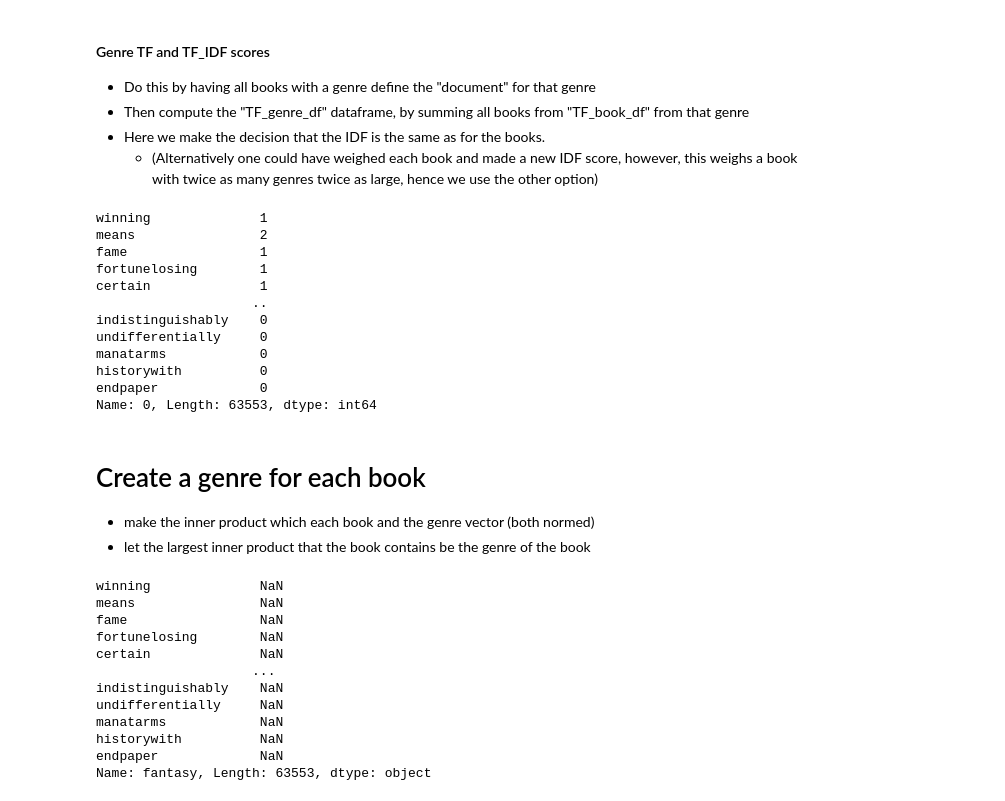
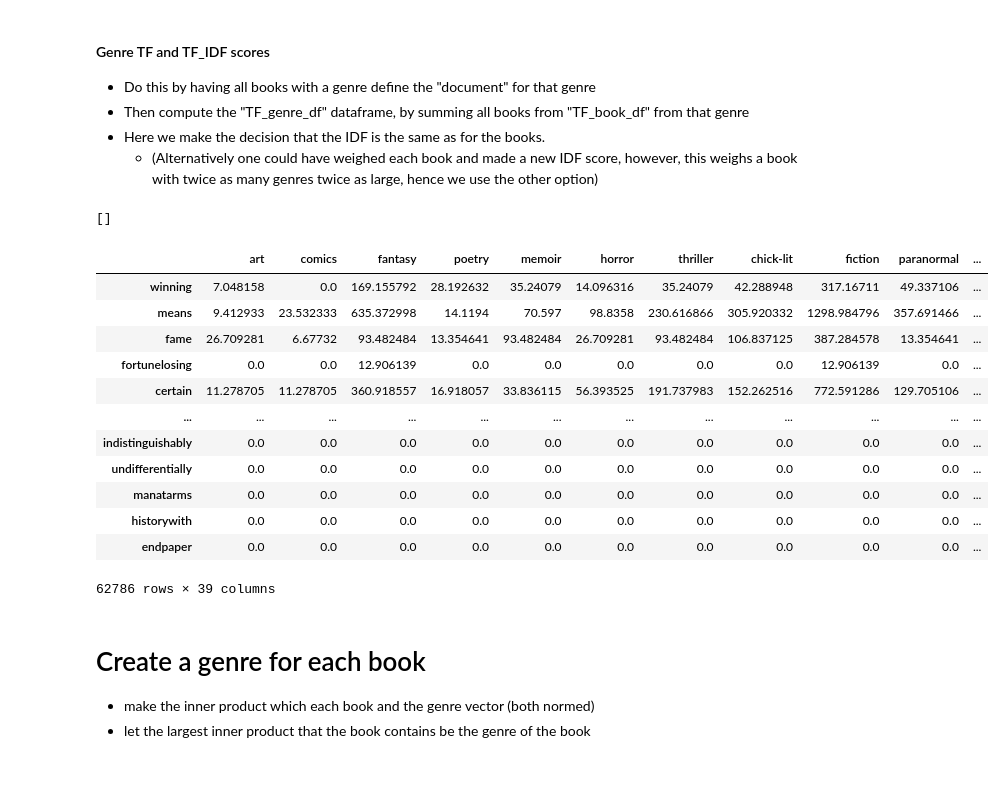
Before and after one commit to davidAlvaBro/comsocsci_final_proj, a Jupyter notebook: preprocessing.ipynb, the cells around one changed output. Drawn from its saved outputs; the diff is of its cells as text; code cells hidden in the pictures; blank space fills up the shorter version.

```diff
--- a/preprocessing.ipynb
+++ b/preprocessing.ipynb
@@ -219,7 +230,7 @@ def clean_strings(strings):
         string = string.lower()
 
         # Remove empty strings and remove stop words and moke them
-        if len(string) and string not in stop_words:
+        if len(string) and string not in stop_words and type(string) == str:
             cleaned_strings.append(string)
 
     return cleaned_strings
@@ -228,7 +239,6 @@ def clean_strings(strings):
 
 # If the dataframe has not yet gotten the tokens, do it here and save it
 if not 'tokens' in book_df.columns:
-    cleaned_corpus = []
     book_df['tokens'] = None
     for i, row in tqdm(book_df.iterrows()):
         description = row['description']
@@ -236,10 +246,8 @@ if not 'tokens' in book_df.columns:
         if type(description) == str:
             tokens = nltk.word_tokenize(description)
             clean_tokens = clean_strings(tokens)
-            cleaned_corpus.append(clean_tokens)
-            book_df['tokens'][i] = clean_tokens
-        else:
-            cleaned_corpus.append(None)
+            book_df['tokens'][i] = clean_tokens # str(clean_tokens)
+
     book_df.to_csv(DATA_PATH + 'book_matching_ids_df.csv', index=False)
 else:
     book_df['tokens'] = book_df['tokens'].apply(ast.literal_eval)
@@ -298,11 +311,14 @@ def make_TF_IDF(TF_df, IDF_dict):
 # %%
 # Load the TF dataframe for the corpus if possible, else create it
 try:
-    TF_book_df = pd.read_csv(DATA_PATH + "TF_book_df.csv")
+    TF_book_df = pd.read_csv(DATA_PATH + "TF_book_df.csv", index_col=0)
 except:
     # Create it
     TF_book_df = TF_from_corpus(book_df['tokens'])
 
+    # Rename the columns to the book_ids
+    TF_book_df.columns = book_df['book_id'].tolist()
+
     # Save the TF dataframe
     TF_book_df.to_csv(DATA_PATH + "TF_book_df.csv")
 # %%
@@ -336,26 +352,11 @@ except:
 genres = set()
 for i in book_df["genres"].to_list():
     genres = genres.union(set(ast.literal_eval(i)))
-# %%
-TF_book_df[0]
-# %% [output]
-winning              1
-means                2
-fame                 1
-fortunelosing        1
-certain              1
-                    ..
-indistinguishably    0
-undifferentially     0
-manatarms            0
-historywith          0
-endpaper             0
-Name: 0, Length: 63553, dtype: int64
 # %%
 # Try to load the TF_genres_df, else create it
 try:
     # Load the TF_genres_df
-    TF_genres_df = pd.read_csv(DATA_PATH + "TF_genres_df.csv")
+    TF_genres_df = pd.read_csv(DATA_PATH + "TF_genres_df.csv", index_col=0)
 except:
     # For each genre, sum all TF scores for books in that genre
     TF_genres_df = pd.DataFrame(index=TF_book_df.index, columns=genres)
@@ -365,7 +366,7 @@ except:
     # Go through all books and add the TF scores to the genres of the book
     for i, row in tqdm(book_df.iterrows()):
         for genre in ast.literal_eval(row['genres']):
-            TF_genres_df[genre] = TF_genres_df[genre] + TF_book_df[i]
+            TF_genres_df[genre] = TF_genres_df[genre] + TF_book_df[row['book_id']]
 
     # Save the genres_TF_df
     TF_genres_df.to_csv(DATA_PATH + "TF_genres_df.csv")
@@ -373,7 +374,7 @@ except:
 # Try to load the TF_IDF_genres_df, else create it
 try:
     # Load the TF_IDF_genres_df
-    TF_IDF_genres_df = pd.read_csv(DATA_PATH + "TF_IDF_genres_df.csv")
+    TF_IDF_genres_df = pd.read_csv(DATA_PATH + "TF_IDF_genres_df.csv", index_col=0)
 except:
     # Create the dataframe
     TF_IDF_genres_df = make_TF_IDF(TF_genres_df, IDF_dict)
@@ -383,3 +389,32 @@ except:
+# %%
+# Delete
+def find_diff_indexes(list1, list2):
+    diff_indexes = []
+    for i in range(len(list1)):
+        if list1[i] != list2[i]:
+            diff_indexes.append(i)
+    return diff_indexes
+
+find_diff_indexes(list(TF_genres_df.index), list(TF_book_df.index))
+# %% [output]
+[]
+# %%
+# Delete
+TF_IDF_genres_df
+# %% [output]
+|  | art | comics | fantasy | poetry | memoir | horror | thriller | chick-lit | fiction | paranormal | ... |
+| winning | 7.048158 | 0.0 | 169.155792 | 28.192632 | 35.24079 | 14.096316 | 35.24079 | 42.288948 | 317.16711 | 49.337106 | ... |
+| means | 9.412933 | 23.532333 | 635.372998 | 14.1194 | 70.597 | 98.8358 | 230.616866 | 305.920332 | 1298.984796 | 357.691466 | ... |
+| fame | 26.709281 | 6.67732 | 93.482484 | 13.354641 | 93.482484 | 26.709281 | 93.482484 | 106.837125 | 387.284578 | 13.354641 | ... |
+| fortunelosing | 0.0 | 0.0 | 12.906139 | 0.0 | 0.0 | 0.0 | 0.0 | 0.0 | 12.906139 | 0.0 | ... |
+| certain | 11.278705 | 11.278705 | 360.918557 | 16.918057 | 33.836115 | 56.393525 | 191.737983 | 152.262516 | 772.591286 | 129.705106 | ... |
+| ... | ... | ... | ... | ... | ... | ... | ... | ... | ... | ... | ... |
+| indistinguishably | 0.0 | 0.0 | 0.0 | 0.0 | 0.0 | 0.0 | 0.0 | 0.0 | 0.0 | 0.0 | ... |
+| undifferentially | 0.0 | 0.0 | 0.0 | 0.0 | 0.0 | 0.0 | 0.0 | 0.0 | 0.0 | 0.0 | ... |
+| manatarms | 0.0 | 0.0 | 0.0 | 0.0 | 0.0 | 0.0 | 0.0 | 0.0 | 0.0 | 0.0 | ... |
+| historywith | 0.0 | 0.0 | 0.0 | 0.0 | 0.0 | 0.0 | 0.0 | 0.0 | 0.0 | 0.0 | ... |
+| endpaper | 0.0 | 0.0 | 0.0 | 0.0 | 0.0 | 0.0 | 0.0 | 0.0 | 0.0 | 0.0 | ... |
+62786 rows × 39 columns
 # %% [markdown]
 # Create a genre for each book
 - make the inner product which each book and the genre vector (both normed)
@@ -396,15 +421,0 @@ for i, row in tqdm(book_df.iterrows()):
-# %%
-TF_IDF_genres_df["fantasy"]
-# %% [output]
-winning              NaN
-means                NaN
-fame                 NaN
-fortunelosing        NaN
-certain              NaN
-                    ...
-indistinguishably    NaN
-undifferentially     NaN
-manatarms            NaN
-historywith          NaN
-endpaper             NaN
-Name: fantasy, Length: 63553, dtype: object
```
Also changed, not shown: parts of 10 cells of this notebook, 2 other files.
